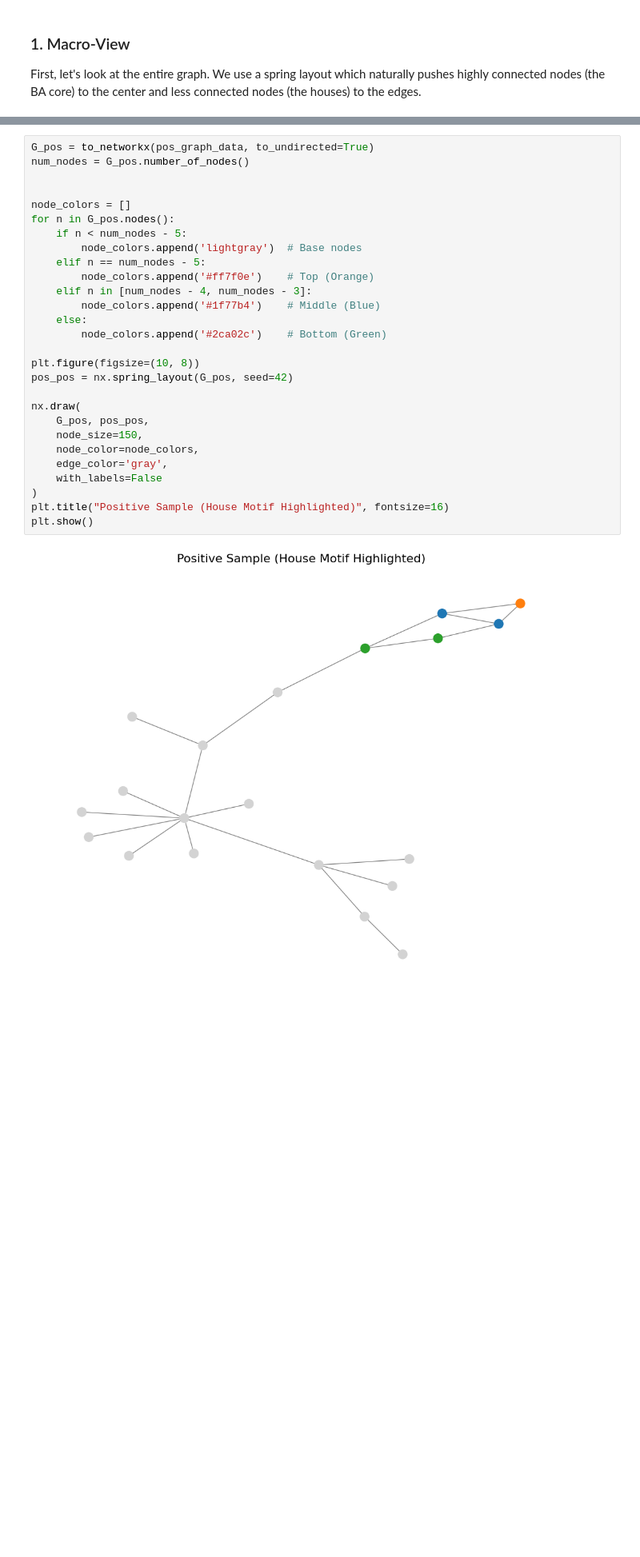
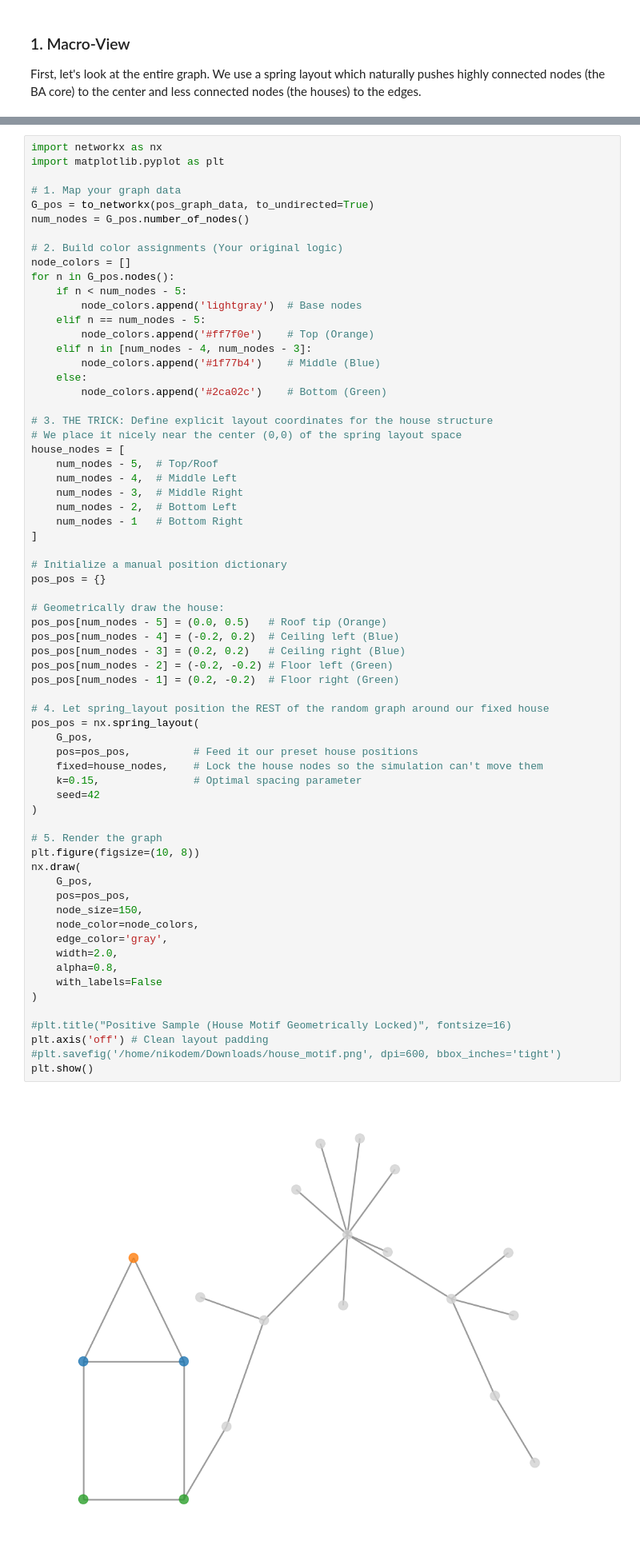
Before and after one commit to nswierkowski/EAPGT, a Jupyter notebook: notebook/01_visualize_ba_shape.ipynb, the cells around one changed output, grey strips where cells are left out. Shown at 80% size. Drawn from its saved outputs; the diff is of its cells as text; blank space fills up the shorter version.

```diff
--- a/notebook/01_visualize_ba_shape.ipynb
+++ b/notebook/01_visualize_ba_shape.ipynb
@@ -77,33 +77,71 @@ plt.show()
 # %% [output]
 [figure]
 # %%
+import networkx as nx
+import matplotlib.pyplot as plt
+
+# 1. Map your graph data
 G_pos = to_networkx(pos_graph_data, to_undirected=True)
 num_nodes = G_pos.number_of_nodes()
 
-
+# 2. Build color assignments (Your original logic)
 node_colors = []
 for n in G_pos.nodes():
     if n < num_nodes - 5:
         node_colors.append('lightgray')  # Base nodes
     elif n == num_nodes - 5:
         node_colors.append('#ff7f0e')    # Top (Orange)
     elif n in [num_nodes - 4, num_nodes - 3]:
         node_colors.append('#1f77b4')    # Middle (Blue)
     else:
         node_colors.append('#2ca02c')    # Bottom (Green)
 
+# 3. THE TRICK: Define explicit layout coordinates for the house structure
+# We place it nicely near the center (0,0) of the spring layout space
+house_nodes = [
+    num_nodes - 5,  # Top/Roof
+    num_nodes - 4,  # Middle Left
+    num_nodes - 3,  # Middle Right
+    num_nodes - 2,  # Bottom Left
+    num_nodes - 1   # Bottom Right
+]
+
+# Initialize a manual position dictionary
+pos_pos = {}
+
+# Geometrically draw the house:
+pos_pos[num_nodes - 5] = (0.0, 0.5)   # Roof tip (Orange)
+pos_pos[num_nodes - 4] = (-0.2, 0.2)  # Ceiling left (Blue)
+pos_pos[num_nodes - 3] = (0.2, 0.2)   # Ceiling right (Blue)
+pos_pos[num_nodes - 2] = (-0.2, -0.2) # Floor left (Green)
+pos_pos[num_nodes - 1] = (0.2, -0.2)  # Floor right (Green)
+
+# 4. Let spring_layout position the REST of the random graph around our fixed house
+pos_pos = nx.spring_layout(
+    G_pos,
+    pos=pos_pos,          # Feed it our preset house positions
+    fixed=house_nodes,    # Lock the house nodes so the simulation can't move them
+    k=0.15,               # Optimal spacing parameter
+    seed=42
+)
+
+# 5. Render the graph
 plt.figure(figsize=(10, 8))
-pos_pos = nx.spring_layout(G_pos, seed=42)
-
 nx.draw(
-    G_pos, pos_pos,
+    G_pos,
+    pos=pos_pos,
     node_size=150,
     node_color=node_colors,
     edge_color='gray',
+    width=2.0,
+    alpha=0.8,
     with_labels=False
 )
-plt.title("Positive Sample (House Motif Highlighted)", fontsize=16)
+
+#plt.title("Positive Sample (House Motif Geometrically Locked)", fontsize=16)
+plt.axis('off') # Clean layout padding
+#plt.savefig('/home/nikodem/Downloads/house_motif.png', dpi=600, bbox_inches='tight')
 plt.show()
 # %% [output]
-[figure, old version]
+[figure, new version]
 # %%
```
Also changed, not shown: parts of 1 cell of this notebook, 6 other files.
